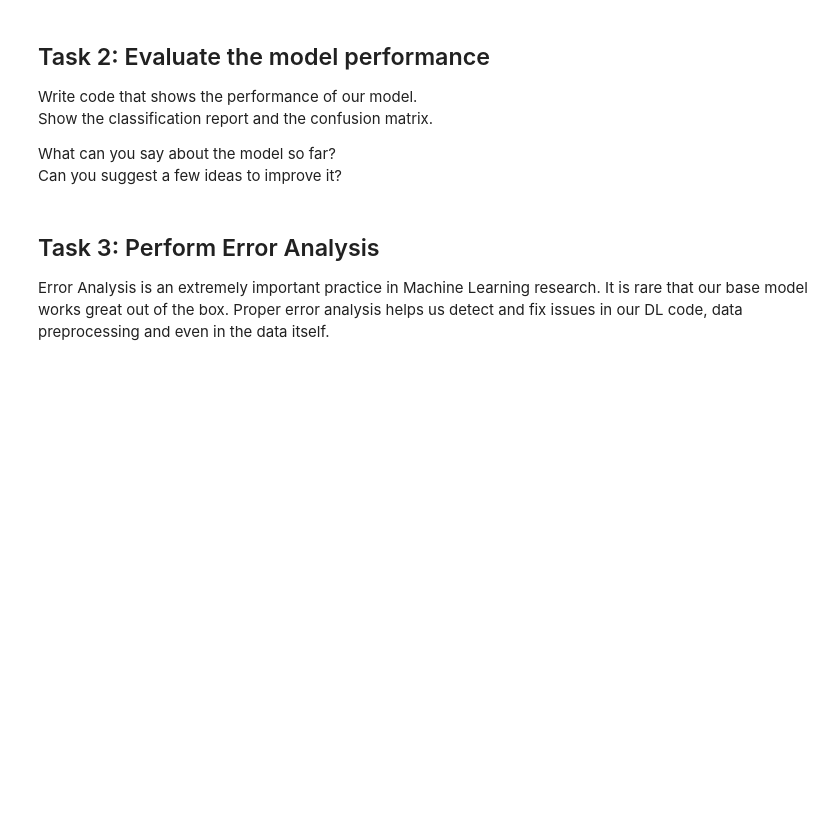
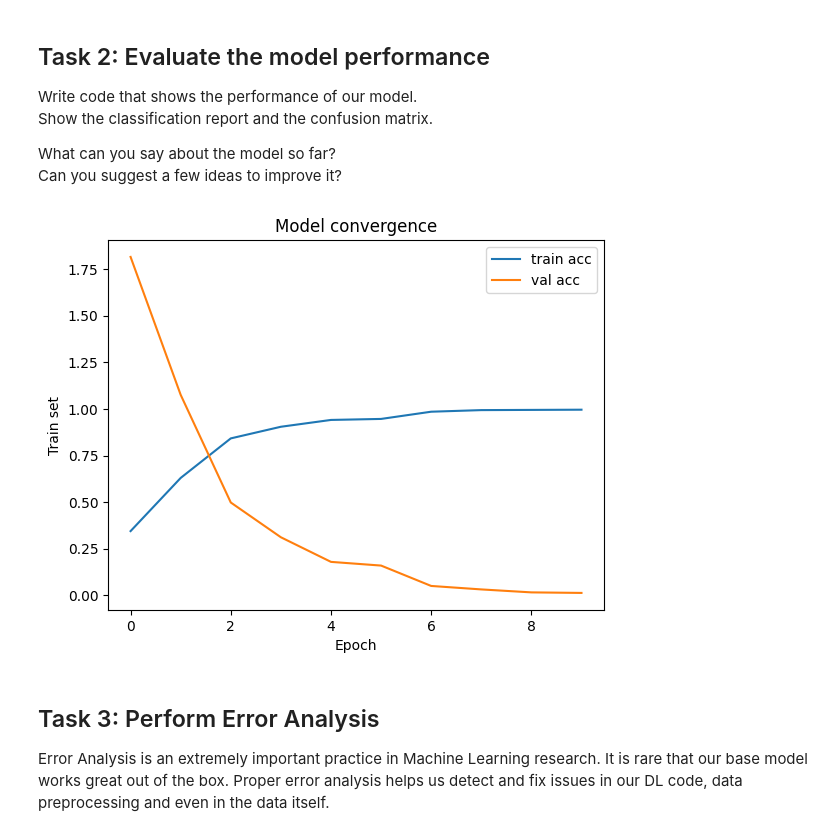
Before and after one commit to annarice/y-data, a Jupyter notebook: labs/intro_to_dl_transfer_learning/transfer_learning_tutorial.ipynb, the cells around one changed output. Saved outputs shown, nothing was run; the diff lists cells and outputs as text; code cells hidden in the pictures; blank space fills up the shorter version.

```diff
--- a/labs/intro_to_dl_transfer_learning/transfer_learning_tutorial.ipynb
+++ b/labs/intro_to_dl_transfer_learning/transfer_learning_tutorial.ipynb
@@ -801,6 +707,17 @@ Show the classification report and the confusion matrix.
 
 What can you say about the model so far?
 Can you suggest a few ideas to improve it?
+# %%
+
+plt.plot(train_acc)
+plt.plot(train_loss)
+plt.title('Model convergence')
+plt.ylabel('Train set')
+plt.xlabel('Epoch')
+plt.legend(['train acc', 'val acc', 'train loss', 'val loss'], loc='upper right')
+plt.show()
+# %% [output]
+[figure, added]
 # %% [markdown]
 ## Task 3: Perform Error Analysis
 Error Analysis is an extremely important practice in Machine Learning research. It is rare that our base model works great out of the box. Proper error analysis helps us detect and fix issues in our DL code, data preprocessing and even in the data itself.
```
Also changed, not shown: parts of 25 cells of this notebook.
